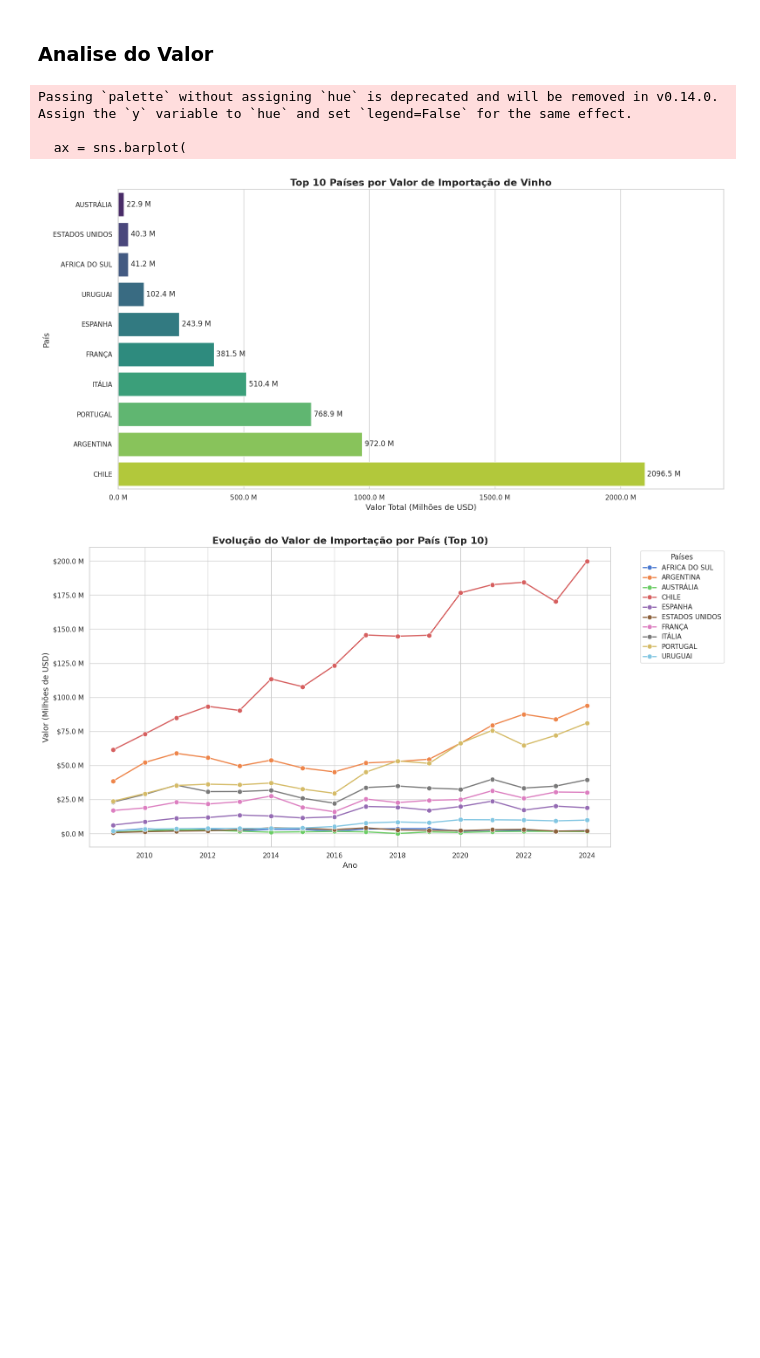
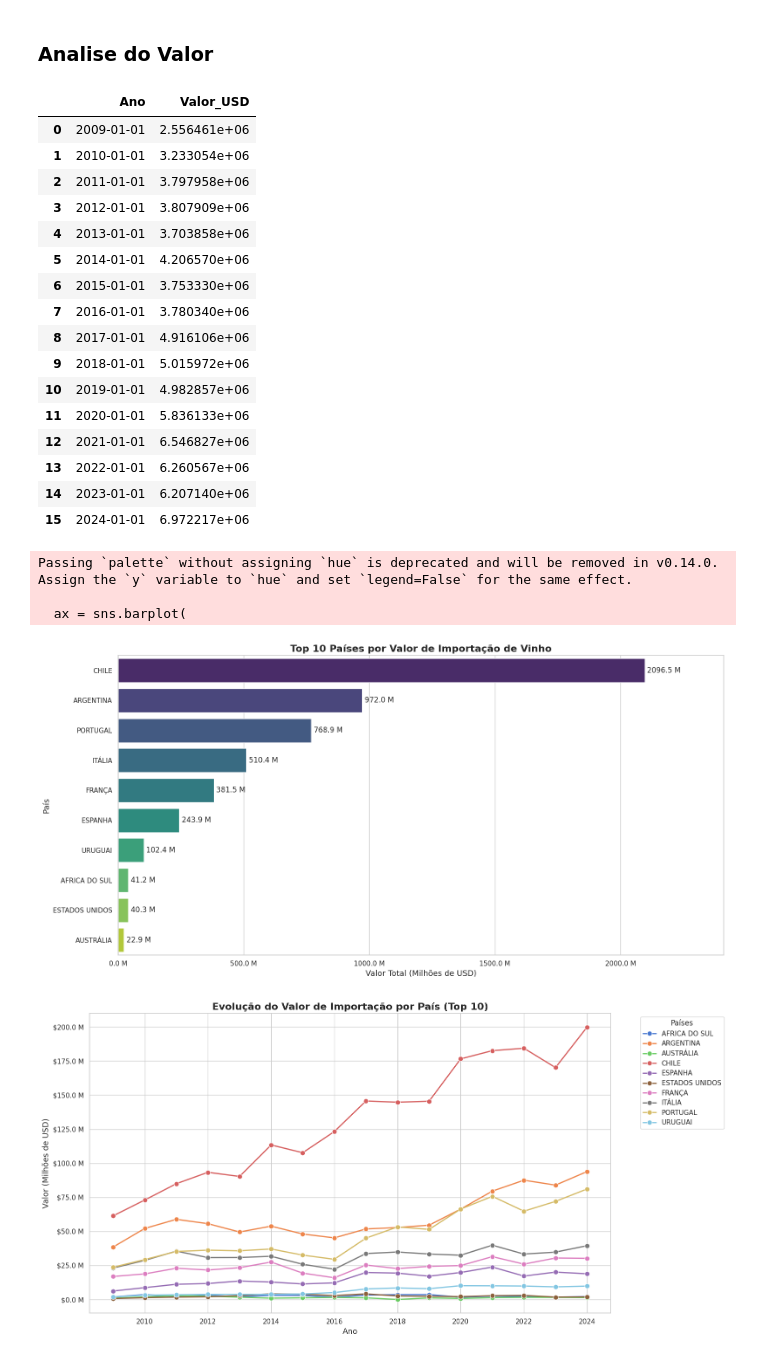
Before and after one commit to Maradonas/FIAP-TECH-CHALLENGER-1, a Jupyter notebook: Analise dados/Importacao.ipynb, the cells around one changed output. Drawn from its saved outputs; the diff is of its cells as text; code cells hidden in the pictures; blank space fills up the shorter version.

```diff
--- a/Analise dados/Importacao.ipynb
+++ b/Analise dados/Importacao.ipynb
@@ -195,6 +265,28 @@ plt.show()
 [figure]
 # %% [markdown]
 ### Analise do Valor
+# %%
+df_valor_total_historico = df_valor.groupby('Ano', as_index=False)['Valor_USD'].mean()
+# %%
+df_valor_total_historico
+# %% [output]
+|  | Ano | Valor_USD |
+| 0 | 2009-01-01 | 2.556461e+06 |
+| 1 | 2010-01-01 | 3.233054e+06 |
+| 2 | 2011-01-01 | 3.797958e+06 |
+| 3 | 2012-01-01 | 3.807909e+06 |
+| 4 | 2013-01-01 | 3.703858e+06 |
+| 5 | 2014-01-01 | 4.206570e+06 |
+| 6 | 2015-01-01 | 3.753330e+06 |
+| 7 | 2016-01-01 | 3.780340e+06 |
+| 8 | 2017-01-01 | 4.916106e+06 |
+| 9 | 2018-01-01 | 5.015972e+06 |
+| 10 | 2019-01-01 | 4.982857e+06 |
+| 11 | 2020-01-01 | 5.836133e+06 |
+| 12 | 2021-01-01 | 6.546827e+06 |
+| 13 | 2022-01-01 | 6.260567e+06 |
+| 14 | 2023-01-01 | 6.207140e+06 |
+| 15 | 2024-01-01 | 6.972217e+06 |
 # %%
 
 # Padroniza nomes dos países (remove espaços e coloca em maiúsculas)
@@ -217,7 +309,7 @@ df_plot = df_valor_agrupado_top10.copy()
 df_plot['Valor_milhoes'] = df_plot['Valor_USD'] / 1e6
 
 # Ordena do menor para maior para melhor visualização
-df_plot = df_plot.sort_values('Valor_milhoes', ascending=True)
+df_plot = df_plot.sort_values('Valor_milhoes', ascending=False)
 
 # Configura o gráfico
 plt.figure(figsize=(16, 8))
@@ -249,7 +341,7 @@ plt.show()
 Passing `palette` without assigning `hue` is deprecated and will be removed in v0.14.0. Assign the `y` variable to `hue` and set `legend=False` for the same effect.
 
   ax = sns.barplot(
-[figure, old version]
+[figure, new version]
 # %%
 
 # Configura estilo
```
Also changed, not shown: parts of 8 cells of this notebook.
